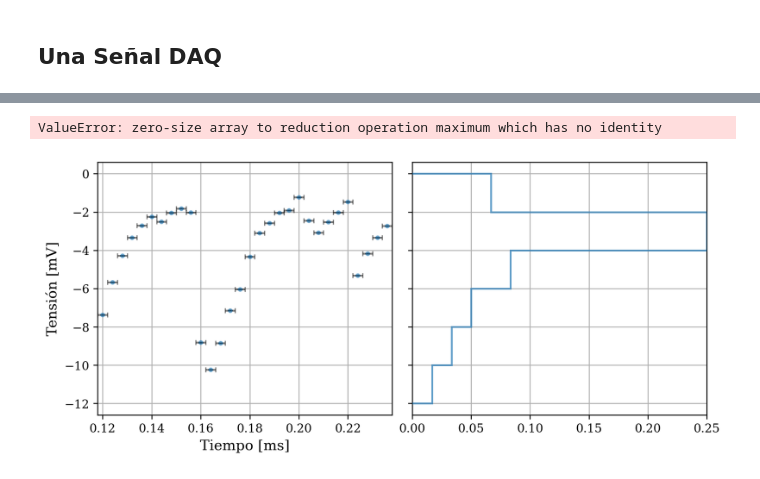
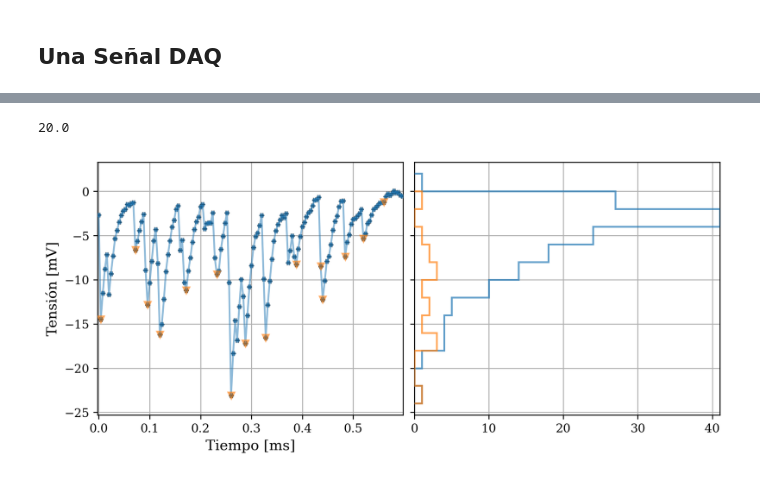
Before and after one commit to agustinbrusco/Laboratorio5, a Jupyter notebook: Datos y código - Práctica 3/peak_stats.ipynb, the cells around one changed output, grey strips where cells are left out. Cells and saved outputs as stored; diff of their text form; code cells hidden in the pictures.

```diff
--- a/Datos y código - Práctica 3/peak_stats.ipynb
+++ b/Datos y código - Práctica 3/peak_stats.ipynb
@@ -88,15 +139,14 @@ plt.show()
-# %%
-window_size = 5
-n_datos = 30
-med_index = 1
-t = tiempo[med_index*n_datos:(med_index + 1)*n_datos].reshape((n_datos//window_size, window_size))
-ch = channel[med_index*n_datos:(med_index + 1)*n_datos].reshape((n_datos//window_size, window_size))
-min_ids = ch.argmin(axis=1, keepdims=True)
-t = np.take_along_axis(t, min_ids, axis=1).flatten()
-ch = np.take_along_axis(ch, min_ids, axis=1).flatten()
-fig, axs = plot_measurements(tiempo, channel, min_val, max_val, med_index, n_datos, density=True)
-plot_measurements(t, ch, min_val, max_val, med_index, n_datos, fig, density=True)
-plt.show()
-# %% [output]
-ValueError: zero-size array to reduction operation maximum which has no identity
-[figure, removed]
+# %%
+5/250e3*1e6
+# %% [output]
+20.0
+# %%
+w_size = 10  # Window size in data points
+n_datos = 150
+med_index = 2
+plot_args = tiempo, channel, min_val, max_val, med_index, n_datos
+fig, axs = plot_measurements(*plot_args)
+plot_custom_peaks(*plot_args, fig, window_size=w_size)
+plt.show()
+# %% [output]
+[figure, added]
```
Also changed, not shown: parts of 2 cells of this notebook.
